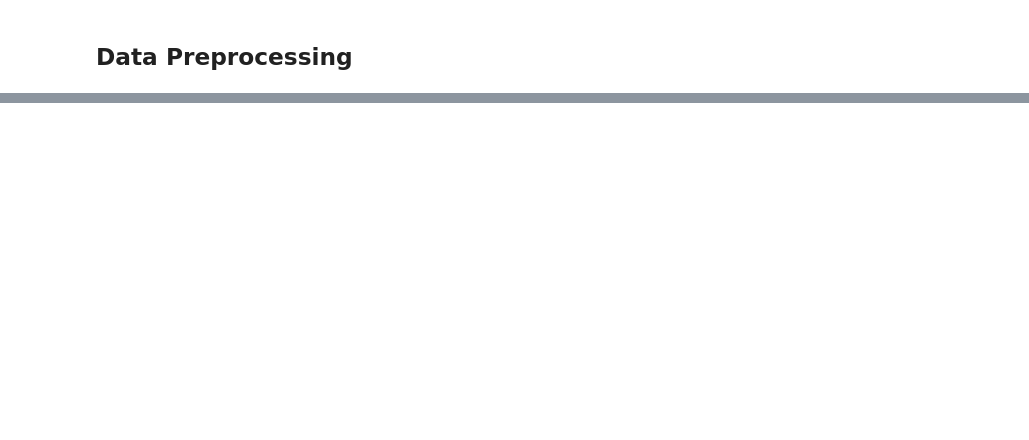
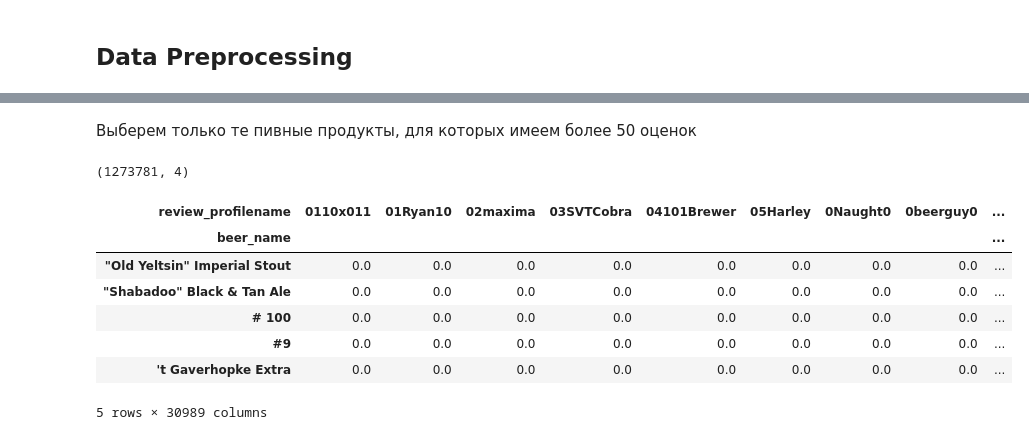
Before and after one commit to pan7ae/ml_academy_task_4, a Jupyter notebook: task_4.ipynb, the cells around one changed output, grey strips where cells are left out. Cells and saved outputs as stored; diff of their text form; code cells hidden in the pictures; blank space fills up the shorter version.

```diff
--- a/task_4.ipynb
+++ b/task_4.ipynb
@@ -77,0 +130,2 @@ shape: (5, 14)
+# %%
+df_1.dropna(inplace=True)
@@ -77,0 +173,20 @@ shape: (5, 14)
+# %% [markdown]
+Выберем только те пивные продукты, для которых имеем более 50 оценок
+# %%
+rating_popular_beer = rating_with_review_overall_count[rating_with_review_overall_count["review_overall_count"] > 50]
+rating_popular_beer.shape
+# %% [output]
+(1273781, 4)
+# %%
+# interaction_matrix = df_1.pivot_table(index='review_profilename', columns='beer_beerid', values='review_overall')
+interaction_matrix = rating_popular_beer.pivot_table(index='beer_name', columns='review_profilename', values='review_overall').fillna(0)
+interaction_matrix.head()
+# %% [output]
+| review_profilename | 0110x011 | 01Ryan10 | 02maxima | 03SVTCobra | 04101Brewer | 05Harley | 0Naught0 | 0beerguy0 | ... |
+| beer_name |  |  |  |  |  |  |  |  | ... |
+| "Old Yeltsin" Imperial Stout | 0.0 | 0.0 | 0.0 | 0.0 | 0.0 | 0.0 | 0.0 | 0.0 | ... |
+| "Shabadoo" Black & Tan Ale | 0.0 | 0.0 | 0.0 | 0.0 | 0.0 | 0.0 | 0.0 | 0.0 | ... |
+| # 100 | 0.0 | 0.0 | 0.0 | 0.0 | 0.0 | 0.0 | 0.0 | 0.0 | ... |
+| #9 | 0.0 | 0.0 | 0.0 | 0.0 | 0.0 | 0.0 | 0.0 | 0.0 | ... |
+| 't Gaverhopke Extra | 0.0 | 0.0 | 0.0 | 0.0 | 0.0 | 0.0 | 0.0 | 0.0 | ... |
+5 rows × 30989 columns
```
Also changed, not shown: parts of 33 cells of this notebook, 1 other file.
